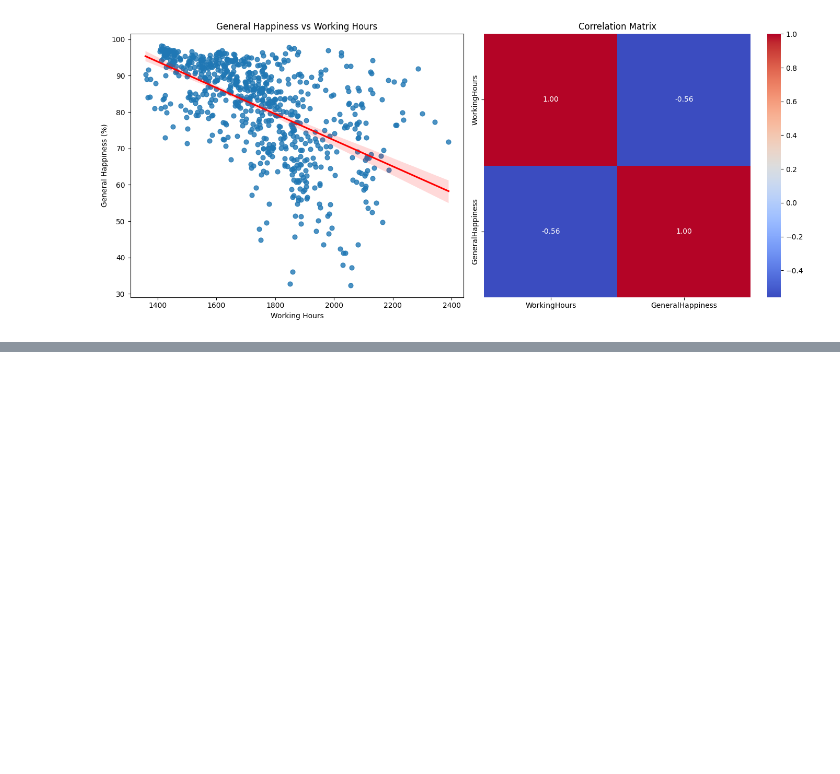
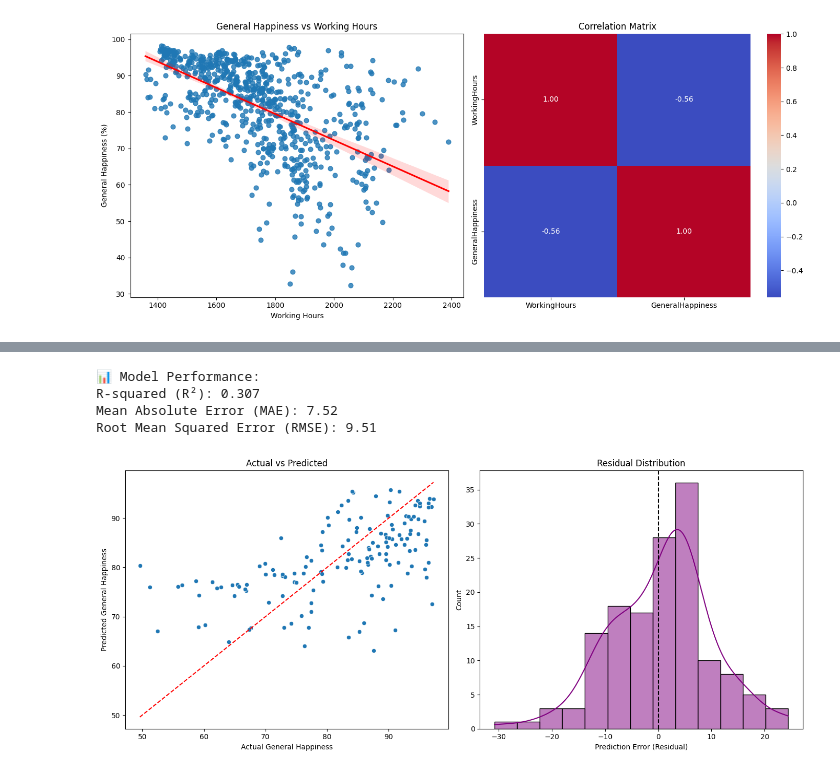
Before and after one commit to burcuekmekci/DSA210-Term-Project-Spring2025, a Jupyter notebook: termproject.ipynb, the cells around one changed output, grey strips where cells are left out. Saved outputs shown, nothing was run; the diff lists cells and outputs as text; code cells hidden in the pictures; blank space fills up the shorter version.

Commit message:
Add lineer regerssion model & model performance visualization: actual vs predicted and residuals

```diff
--- a/termproject.ipynb
+++ b/termproject.ipynb
@@ -617,0 +642,67 @@ plt.show()
+# %%
+import pandas as pd
+import numpy as np
+import matplotlib.pyplot as plt
+import seaborn as sns
+from sklearn.linear_model import LinearRegression
+from sklearn.model_selection import train_test_split
+from sklearn.metrics import mean_absolute_error, mean_squared_error, r2_score
+
+# 1. Load the prepared dataset
+df = pd.read_csv("cleaned_data/workinghours_generalhappiness_merged.csv")
+
+# 2. Define feature (X) and target (y)
+X = df[["WorkingHours"]]              # input: working hours
+y = df["GeneralHappiness"]            # output: general happiness score
+
+# 3. Split into train and test sets (80% train, 20% test)
+X_train, X_test, y_train, y_test = train_test_split(
+    X, y, test_size=0.2, random_state=42
+)
+
+# 4. Initialize and train a Linear Regression model
+model = LinearRegression()
+model.fit(X_train, y_train)
+
+# 5. Predict on the test set
+y_pred = model.predict(X_test)
+
+# 6. Evaluate the model
+r2 = r2_score(y_test, y_pred)
+mae = mean_absolute_error(y_test, y_pred)
+rmse = np.sqrt(mean_squared_error(y_test, y_pred))
+
+# 7. Print performance results
+print("📊 Model Performance:")
+print(f"R-squared (R²): {r2:.3f}")
+print(f"Mean Absolute Error (MAE): {mae:.2f}")
+print(f"Root Mean Squared Error (RMSE): {rmse:.2f}")
+
+# 8. Visualization: Actual vs Predicted and Residuals
+residuals = y_test - y_pred
+
+plt.figure(figsize=(14, 6))
+
+# Plot 1: Actual vs Predicted
+plt.subplot(1, 2, 1)
+sns.scatterplot(x=y_test, y=y_pred)
+plt.plot([y_test.min(), y_test.max()], [y_test.min(), y_test.max()], 'r--')
+plt.xlabel("Actual General Happiness")
+plt.ylabel("Predicted General Happiness")
+plt.title("Actual vs Predicted")
+
+# Plot 2: Residual Distribution
+plt.subplot(1, 2, 2)
+sns.histplot(residuals, kde=True, color="purple")
+plt.axvline(0, color='black', linestyle='--')
+plt.xlabel("Prediction Error (Residual)")
+plt.title("Residual Distribution")
+
+plt.tight_layout()
+plt.show()
+# %% [output]
+📊 Model Performance:
+R-squared (R²): 0.307
+Mean Absolute Error (MAE): 7.52
+Root Mean Squared Error (RMSE): 9.51
+[figure, added]
```
Also changed, not shown: parts of 1 cell of this notebook.
